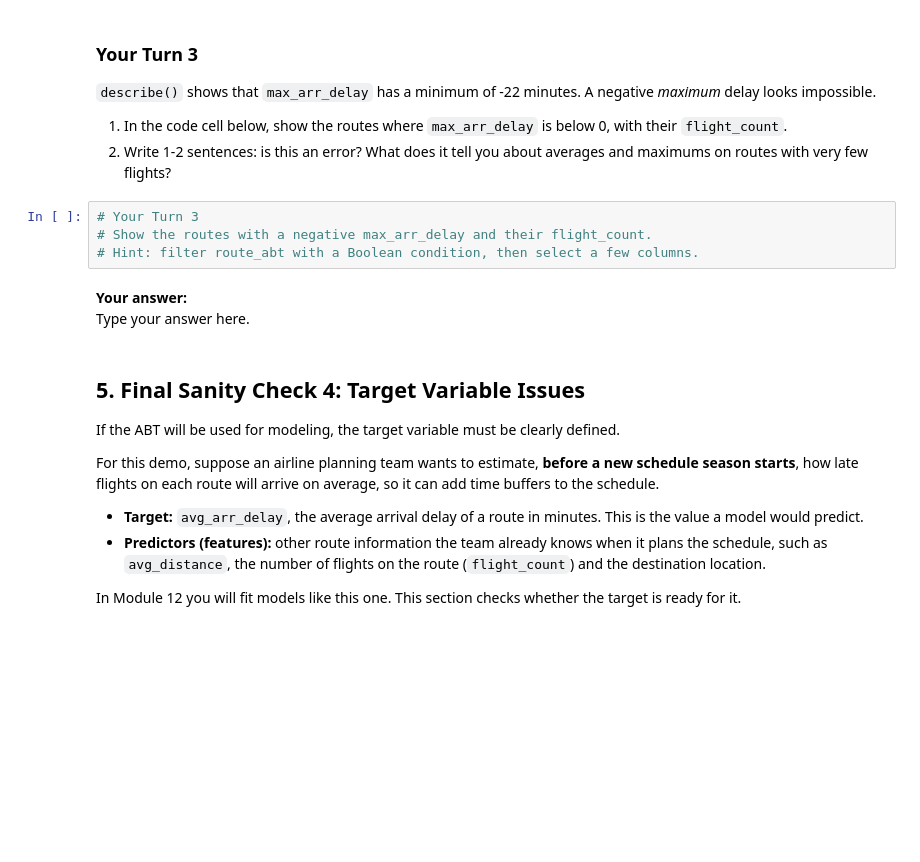
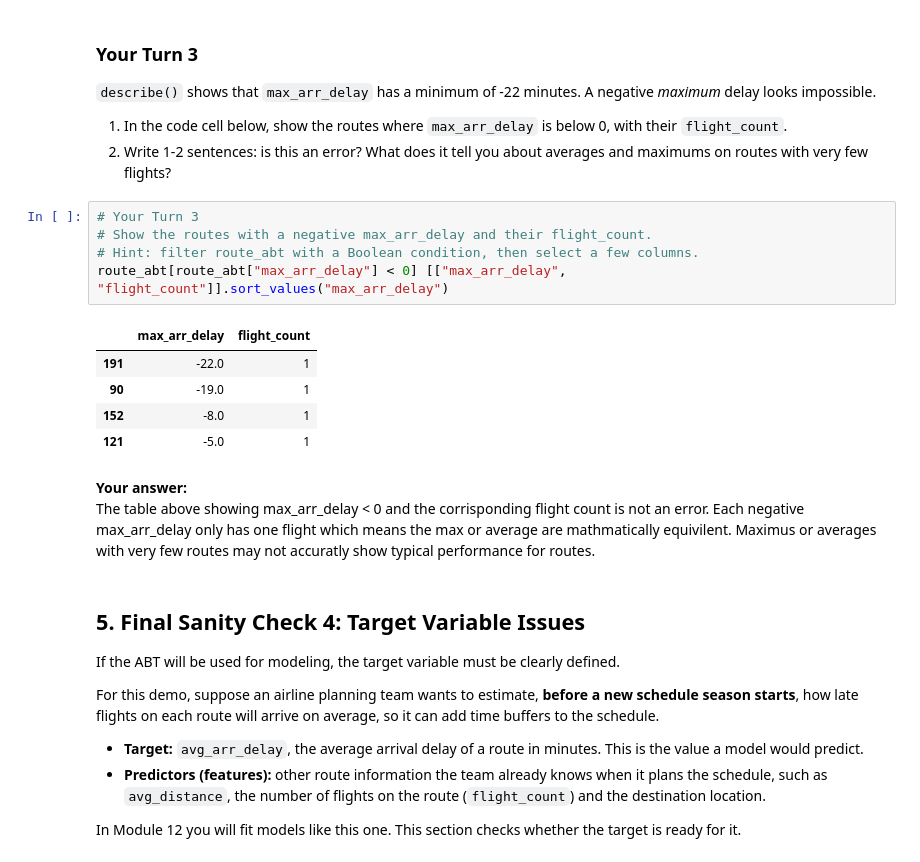
Before and after one commit to JonathanStachowiak/ban6003-week-11-abt-documentation-Jonathan-Stachowiak2, a Jupyter notebook: notebooks/module11_abt_documentation_guided_lab.ipynb, the cells around one changed output. Saved outputs shown, nothing was run; the diff lists cells and outputs as text; blank space fills up the shorter version.

```diff
--- a/notebooks/module11_abt_documentation_guided_lab.ipynb
+++ b/notebooks/module11_abt_documentation_guided_lab.ipynb
@@ -243,10 +330,17 @@ Extreme values do not automatically mean errors. They may be real business signa
 # %%
 # Your Turn 3
 # Show the routes with a negative max_arr_delay and their flight_count.
 # Hint: filter route_abt with a Boolean condition, then select a few columns.
+route_abt[route_abt["max_arr_delay"] < 0] [["max_arr_delay", "flight_count"]].sort_values("max_arr_delay")
+# %% [output]
+|  | max_arr_delay | flight_count |
+| 191 | -22.0 | 1 |
+| 90 | -19.0 | 1 |
+| 152 | -8.0 | 1 |
+| 121 | -5.0 | 1 |
 # %% [markdown]
 **Your answer:**
-Type your answer here.
+The table above showing max_arr_delay < 0 and the corrisponding flight count is not an error. Each negative max_arr_delay only has one flight which means the max or average are mathmatically equivilent. Maximus or averages with very few routes may not accuratly show typical performance for routes.
 # %% [markdown]
 ## 5. Final Sanity Check 4: Target Variable Issues
 
```
Also changed, not shown: parts of 31 cells of this notebook, 3 other files.
